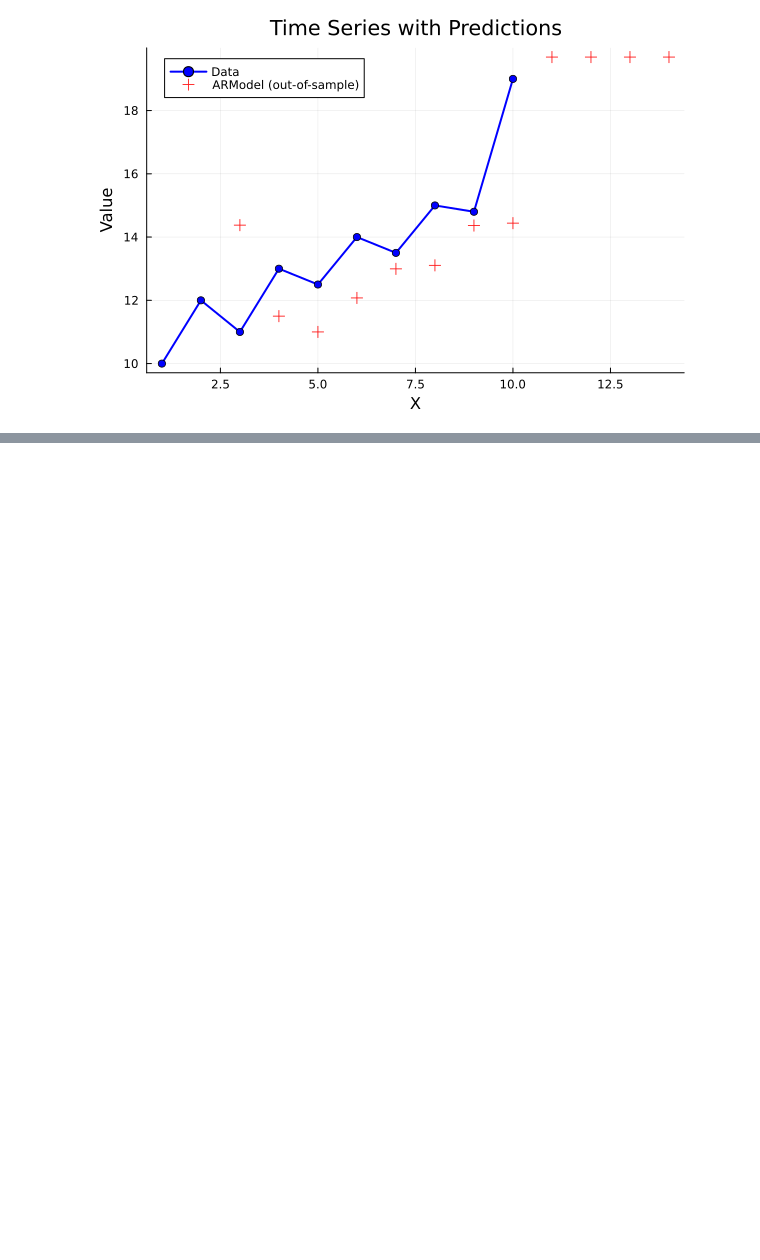
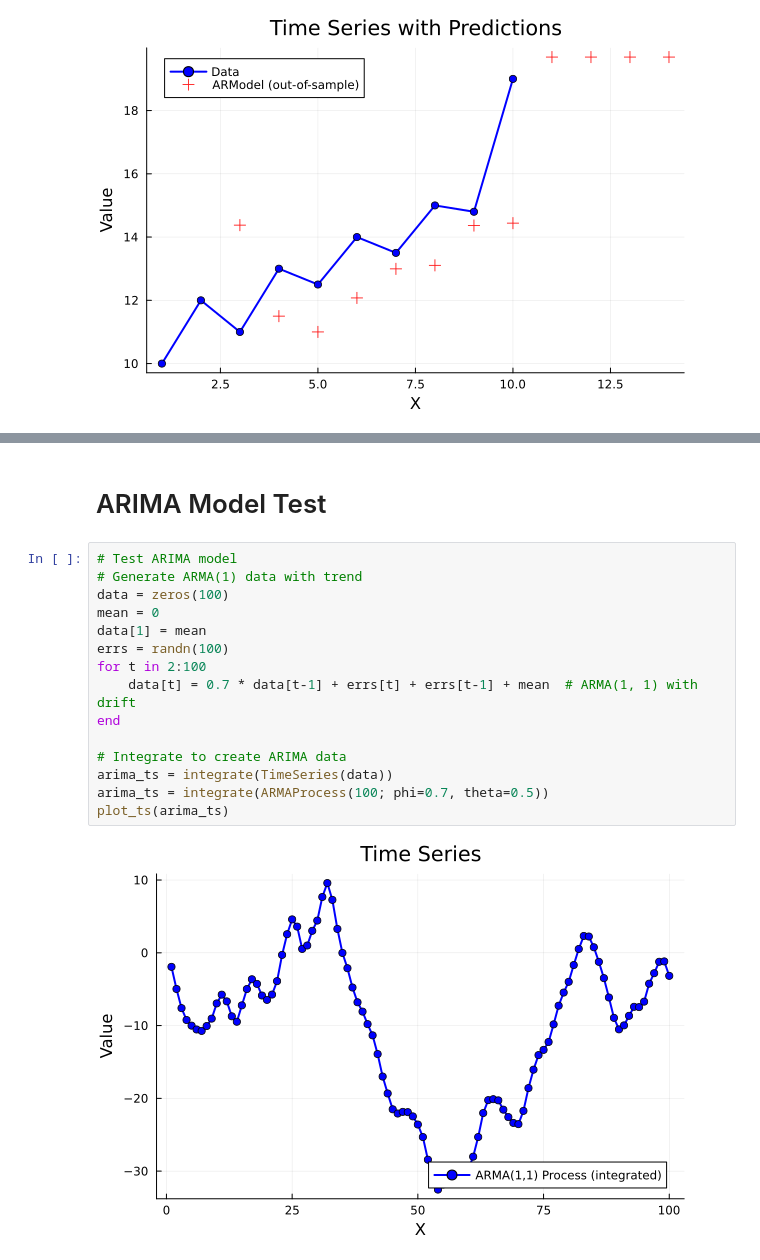
Before and after one commit to YannickGibson/TimeSeriesKit.jl, a Jupyter notebook: examples/models.ipynb, the cells around one changed output, grey strips where cells are left out. Saved outputs shown, nothing was run; the diff lists cells and outputs as text; blank space fills up the shorter version.

```diff
--- a/examples/models.ipynb
+++ b/examples/models.ipynb
@@ -97,0 +114,19 @@ plot_timeseries(ts, predicted_ses)
+# %% [markdown]
+# ARIMA Model Test
+# %%
+# Test ARIMA model
+# Generate ARMA(1) data with trend
+data = zeros(100)
+mean = 0
+data[1] = mean
+errs = randn(100)
+for t in 2:100
+    data[t] = 0.7 * data[t-1] + errs[t] + errs[t-1] + mean  # ARMA(1, 1) with drift
+end
+
+# Integrate to create ARIMA data
+arima_ts = integrate(TimeSeries(data))
+arima_ts = integrate(ARMAProcess(100; phi=0.7, theta=0.5))
+plot_ts(arima_ts)
+# %% [output]
+[figure, added]
```
Also changed, not shown: parts of 3 cells of this notebook, 10 other files.
